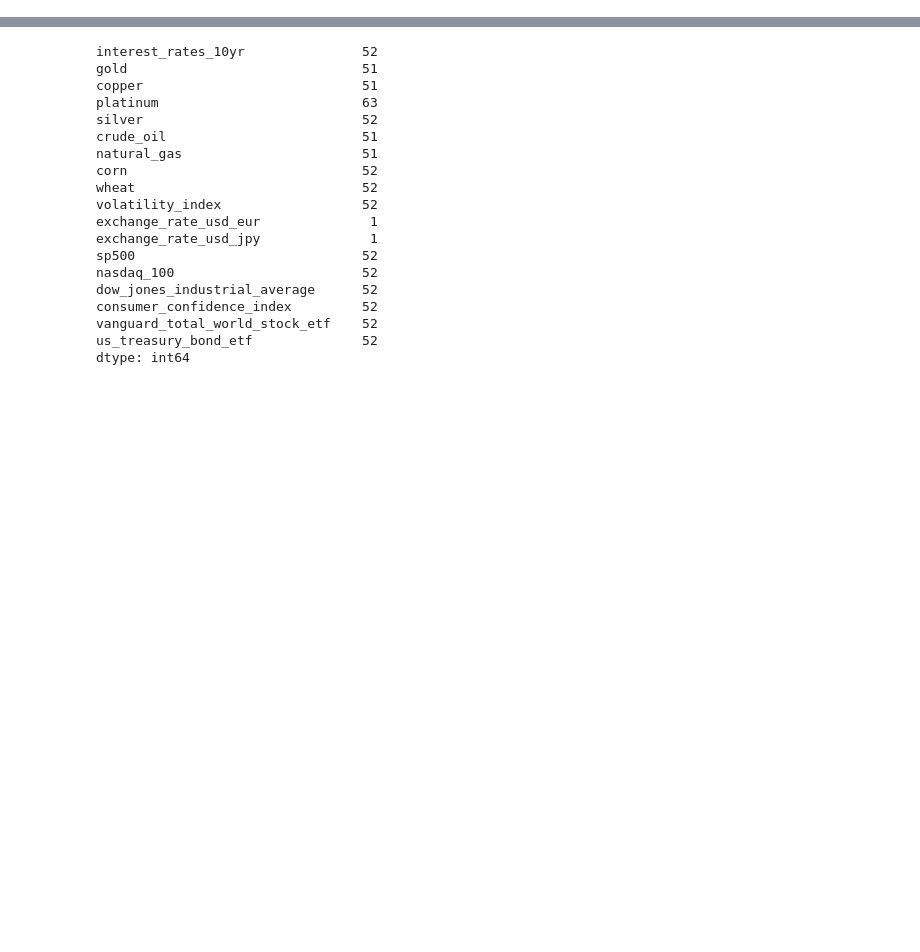
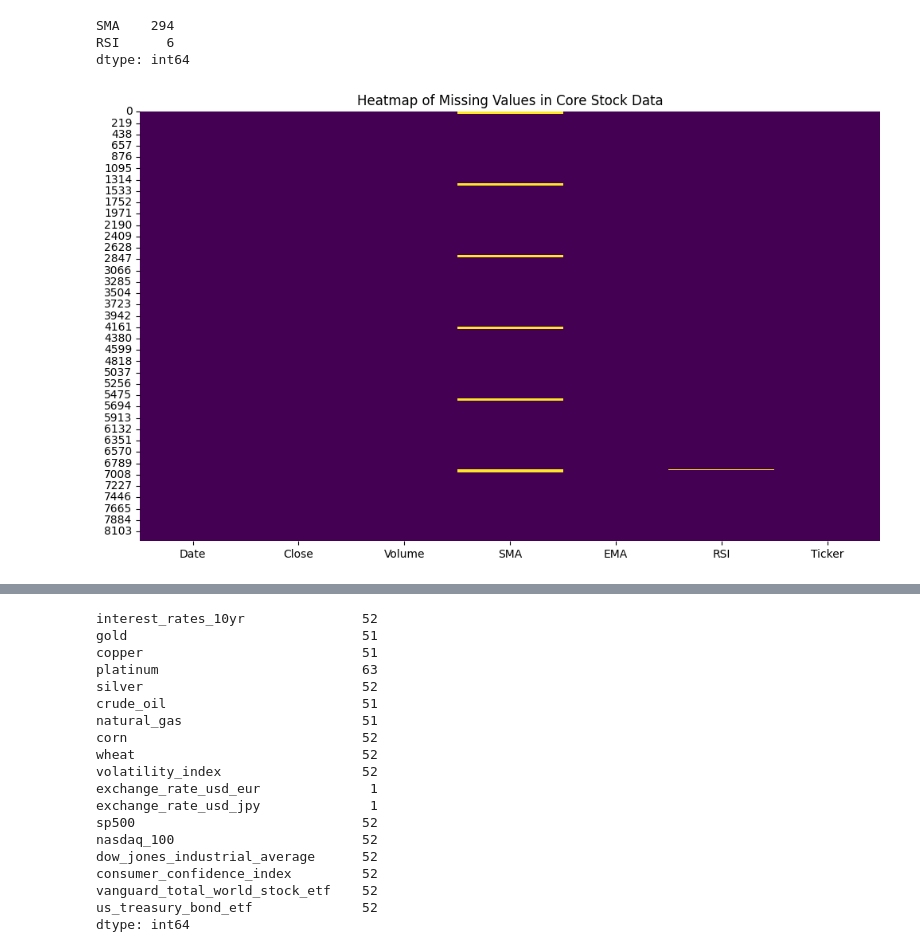
Before and after one commit to Taliwat/Portfolio-Proj-WK, a Jupyter notebook: DL-Strategies/notebooks/core_stock_analysis.ipynb, the cells around one changed output, grey strips where cells are left out. Saved outputs shown, nothing was run; the diff lists cells and outputs as text; code cells hidden in the pictures; blank space fills up the shorter version.

```diff
--- a/DL-Strategies/notebooks/core_stock_analysis.ipynb
+++ b/DL-Strategies/notebooks/core_stock_analysis.ipynb
@@ -94,0 +93,15 @@ Missing values before filling methods: Series([], dtype: int64)
+# %%
+# Let's start to examine our missing values more closely.  Looks like we can easily impute the RSI data, that's not an issue.  The SMA on the other hand needs a closer look.
+print(df_missing)
+# %% [output]
+SMA    294
+RSI      6
+dtype: int64
+# %%
+# Let's look at the location of those missing values and see if we can see if/how they are grouped.
+plt.figure(figsize = (12,7))
+sns.heatmap(df.isna(), cbar = False, cmap = 'viridis')
+plt.title('Heatmap of Missing Values in Core Stock Data')
+plt.show()
+# %% [output]
+[figure, added]
```
Also changed, not shown: parts of 7 cells of this notebook, 2 other files.
